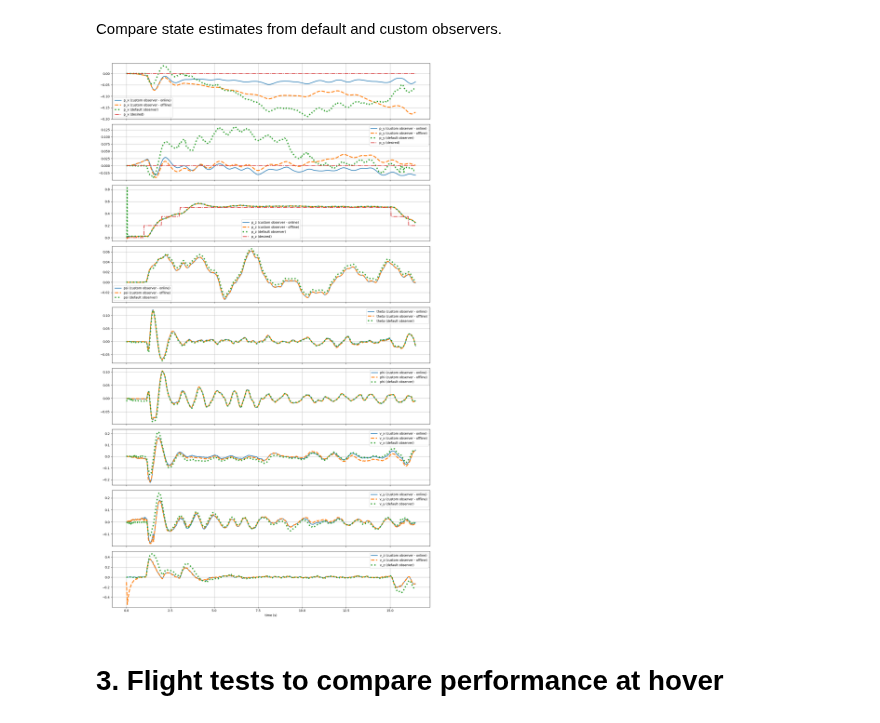
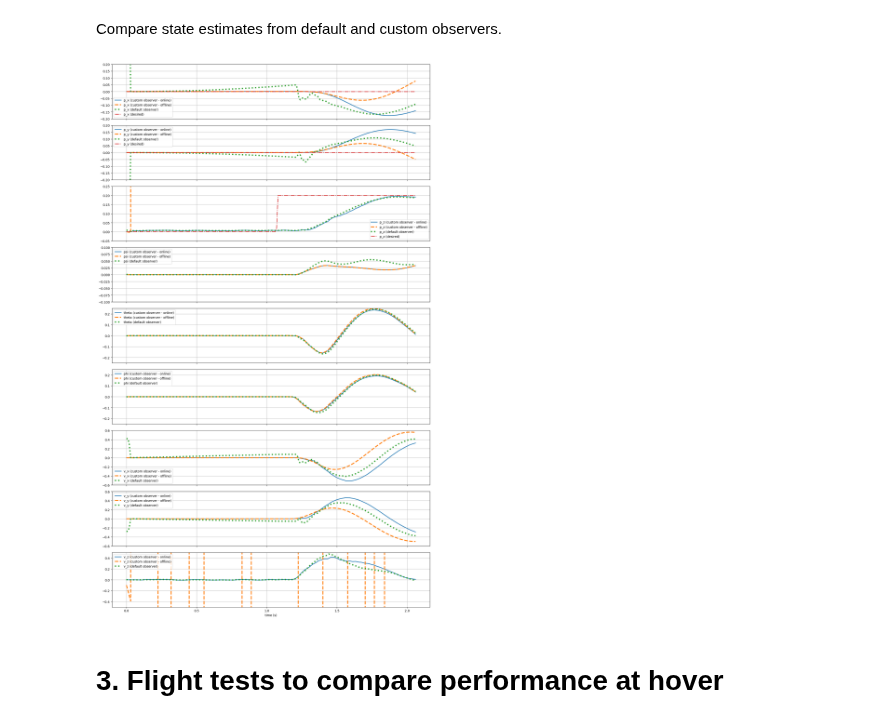
Before and after one commit to Chairless-maybe/crazyflie-client, a Jupyter notebook: lab07/03_test.ipynb, the cells around one changed output. Cells and saved outputs as stored; diff of their text form; code cells hidden in the pictures.

```diff
--- a/lab07/03_test.ipynb
+++ b/lab07/03_test.ipynb
@@ -84,7 +84,7 @@ p_z_eq =  0.5000
 Load flight data.
 # %%
 # Load flight data
-raw_data_drone, raw_data_mocap = load_hardware_data('lab08_hover_custom_custom.json')
+raw_data_drone, raw_data_mocap = load_hardware_data('lab08_takeoff_04.json')
 
 # Resample drone data
 data_drone = resample_data_drone(
@@ -218,14 +218,13 @@ for i in range(len(t)):
 
     p_x += dt * v_x
     p_y += dt * v_y
-    p_z += dt * (v_z - 24.182550030836207 * r_err)
+    p_z += dt * (v_z - 24.182550030836477 * r_err )
     psi += dt * w_z
-    p_z += dt * (v_z - 24.182550030837003 * r_err)
-    theta += dt * (w_y - 0.004879850801338923 * n_x_err - 1.2265369269677656e-13 * r_err)
-    phi += dt * (w_x + 0.00777056452197445 * n_y_err + 6.929814426225567e-13 * r_err)
-    v_x += dt * (g * theta - 0.11917589364948387 * n_x_err - 9.164164124992306e-12 * r_err)
-    v_y += dt * (-g * phi - 0.14908193259386854 * n_y_err - 7.364887253554792e-12 * r_err)
-    v_z += dt * (a_z - g - 113.84082632339452 * r_err)
+    theta += dt * (w_y - 0.0010911678111850762 * n_x_err + 1.6113851207313013e-14 * r_err)
+    phi += dt * (w_x + 0.0010031755661412303 * n_y_err + 1.1182587256802238e-12 * r_err)
+    v_x += dt * (g * theta - 0.05235316248611974 * n_x_err - 1.1406820034221461e-11 * r_err)
+    v_y += dt * (-g * phi - 0.0496450625765381 * n_y_err - 3.165028668330637e-11 * r_err)
+    v_z += dt * ((a_z - g) - 113.84082632339049 * r_err)
 
     # Store estimates (do not change)
     p_x_offline[i] = p_x
@@ -246,43 +245,43 @@ def comparison_plot(t, s_custom, s_default, s_offline, name, ax, s_des=None):
     ax.plot(t, s_default, ':', label=f'{name} (default observer)', linewidth=4)
     if s_des is not None:
         ax.plot(t, s_des, '-.', label=f'{name} (desired)', linewidth=2)
     ax.legend()
     ax.grid()
 
 fig, (ax_p_x,
       ax_p_y,
       ax_p_z,
       ax_psi,
       ax_theta,
       ax_phi,
       ax_v_x,
       ax_v_y,
       ax_v_z) = plt.subplots(9, 1, figsize=(15, 25), sharex=True, tight_layout=True)
 
 comparison_plot(t, p_x_custom, p_x_default, p_x_offline, 'p_x', ax_p_x, s_des=p_x_des)
 comparison_plot(t, p_y_custom, p_y_default, p_y_offline, 'p_y', ax_p_y, s_des=p_y_des)
 comparison_plot(t, p_z_custom, p_z_default, p_z_offline, 'p_z', ax_p_z, s_des=p_z_des)
 comparison_plot(t, psi_custom, psi_default, psi_offline, 'psi', ax_psi)
 comparison_plot(t, theta_custom, theta_default, theta_offline, 'theta', ax_theta)
 comparison_plot(t, phi_custom, phi_default, phi_offline, 'phi', ax_phi)
 comparison_plot(t, v_x_custom, v_x_default, v_x_offline, 'v_x', ax_v_x)
 comparison_plot(t, v_y_custom, v_y_default, v_y_offline, 'v_y', ax_v_y)
 comparison_plot(t, v_z_custom, v_z_default, v_z_offline, 'v_z', ax_v_z)
 ax_v_z.set_xlabel('time (s)')
 
-# ax_p_x.set_ylim([-0.2, 0.2])
-# ax_p_y.set_ylim([-0.2, 0.2])
-# ax_p_z.set_ylim([-0.05, 0.25])
-# ax_psi.set_ylim([-0.1, 0.1])
-# ax_theta.set_ylim([-0.25, 0.25])
-# ax_phi.set_ylim([-0.25, 0.25])
-# ax_v_x.set_ylim([-0.6, 0.6])
-# ax_v_y.set_ylim([-0.6, 0.6])
-# ax_v_z.set_ylim([-0.5, 0.5])
+ax_p_x.set_ylim([-0.2, 0.2])
+ax_p_y.set_ylim([-0.2, 0.2])
+ax_p_z.set_ylim([-0.05, 0.25])
+ax_psi.set_ylim([-0.1, 0.1])
+ax_theta.set_ylim([-0.25, 0.25])
+ax_phi.set_ylim([-0.25, 0.25])
+ax_v_x.set_ylim([-0.6, 0.6])
+ax_v_y.set_ylim([-0.6, 0.6])
+ax_v_z.set_ylim([-0.5, 0.5])
 
 plt.show()
 # %% [output]
-[figure, old version]
+[figure, new version]
 # %% [markdown]
 # 3. Flight tests to compare performance at hover
 # %% [markdown]
```
Also changed, not shown: parts of 22 cells of this notebook, 37 other files.
